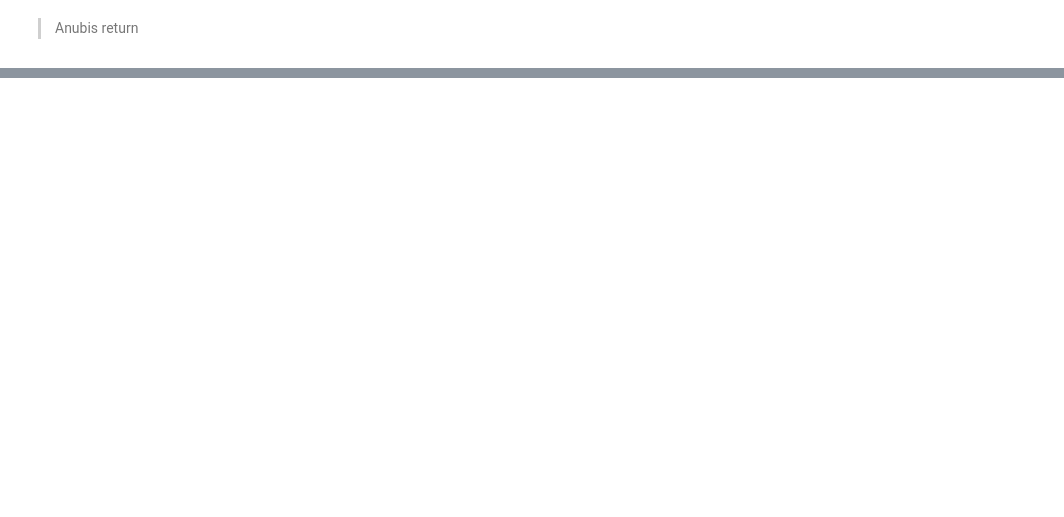
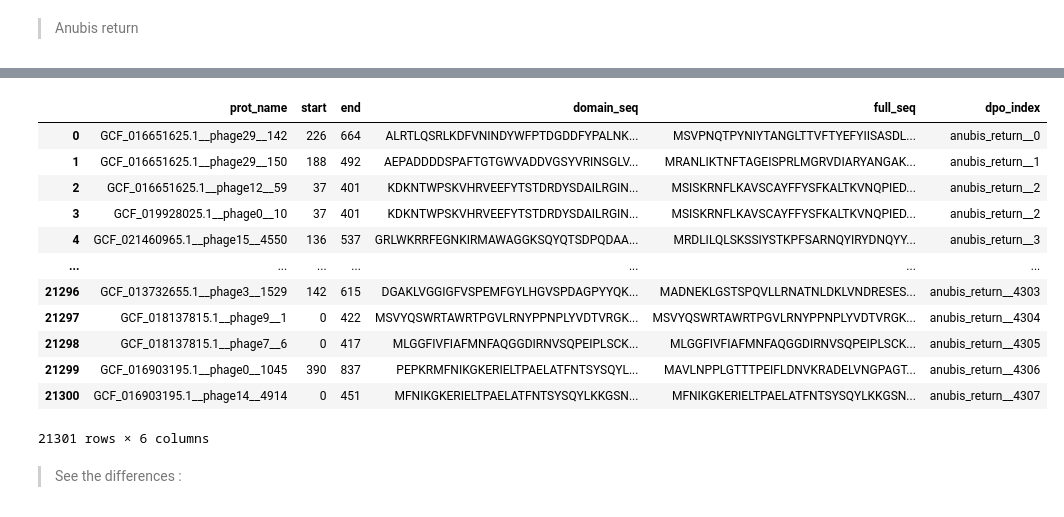
Before and after one commit to conchaeloko/Klebsiella_TropiSEARCH, a Jupyter notebook: scripts/F2.Make_final_DF.ipynb, the cells around one changed output, grey strips where cells are left out. Cells and saved outputs as stored; diff of their text form; code cells hidden in the pictures; blank space fills up the shorter version.

```diff
--- a/scripts/F2.Make_final_DF.ipynb
+++ b/scripts/F2.Make_final_DF.ipynb
@@ -57,0 +585,16 @@ df_dpo_info_ultimate[df_dpo_info_ultimate["Infected_ancestor"] == "n47954795"]
+# %%
+df_anubis_return_info
+# %% [output]
+|  | prot_name | start | end | domain_seq | full_seq | dpo_index |
+| 0 | GCF_016651625.1__phage29__142 | 226 | 664 | ALRTLQSRLKDFVNINDYWFPTDGDDFYPALNK... | MSVPNQTPYNIYTANGLTTVFTYEFYIISASDL... | anubis_return__0 |
+| 1 | GCF_016651625.1__phage29__150 | 188 | 492 | AEPADDDDSPAFTGTGWVADDVGSYVRINSGLV... | MRANLIKTNFTAGEISPRLMGRVDIARYANGAK... | anubis_return__1 |
+| 2 | GCF_016651625.1__phage12__59 | 37 | 401 | KDKNTWPSKVHRVEEFYTSTDRDYSDAILRGIN... | MSISKRNFLKAVSCAYFFYSFKALTKVNQPIED... | anubis_return__2 |
+| 3 | GCF_019928025.1__phage0__10 | 37 | 401 | KDKNTWPSKVHRVEEFYTSTDRDYSDAILRGIN... | MSISKRNFLKAVSCAYFFYSFKALTKVNQPIED... | anubis_return__2 |
+| 4 | GCF_021460965.1__phage15__4550 | 136 | 537 | GRLWKRRFEGNKIRMAWAGGKSQYQTSDPQDAA... | MRDLILQLSKSSIYSTKPFSARNQYIRYDNQYY... | anubis_return__3 |
+| ... | ... | ... | ... | ... | ... | ... |
+| 21296 | GCF_013732655.1__phage3__1529 | 142 | 615 | DGAKLVGGIGFVSPEMFGYLHGVSPDAGPYYQK... | MADNEKLGSTSPQVLLRNATNLDKLVNDRESES... | anubis_return__4303 |
+| 21297 | GCF_018137815.1__phage9__1 | 0 | 422 | MSVYQSWRTAWRTPGVLRNYPPNPLYVDTVRGK... | MSVYQSWRTAWRTPGVLRNYPPNPLYVDTVRGK... | anubis_return__4304 |
+| 21298 | GCF_018137815.1__phage7__6 | 0 | 417 | MLGGFIVFIAFMNFAQGGDIRNVSQPEIPLSCK... | MLGGFIVFIAFMNFAQGGDIRNVSQPEIPLSCK... | anubis_return__4305 |
+| 21299 | GCF_016903195.1__phage0__1045 | 390 | 837 | PEPKRMFNIKGKERIELTPAELATFNTSYSQYL... | MAVLNPPLGTTTPEIFLDNVKRADELVNGPAGT... | anubis_return__4306 |
+| 21300 | GCF_016903195.1__phage14__4914 | 0 | 451 | MFNIKGKERIELTPAELATFNTSYSQYLKKGSN... | MFNIKGKERIELTPAELATFNTSYSQYLKKGSN... | anubis_return__4307 |
+21301 rows × 6 columns
@@ -57,0 +620,2 @@ df_dpo_info_ultimate[df_dpo_info_ultimate["Infected_ancestor"] == "n47954795"]
+# %% [markdown]
+> See the differences :
```
Also changed, not shown: parts of 40 cells of this notebook, 1 other file.
